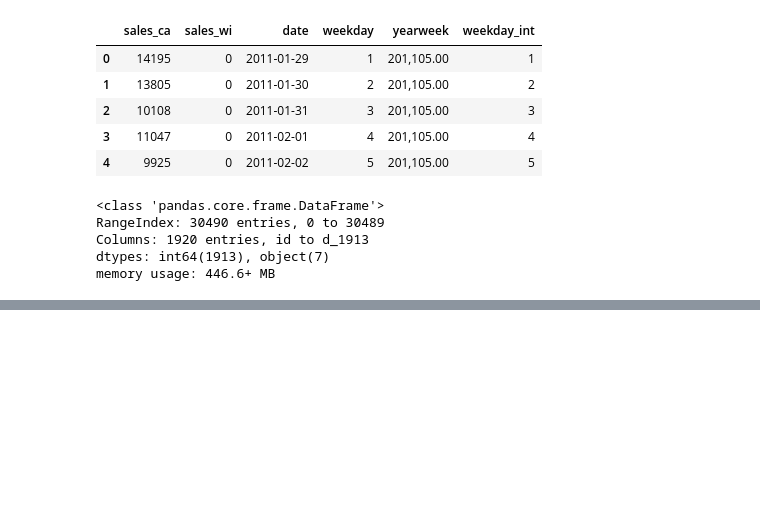
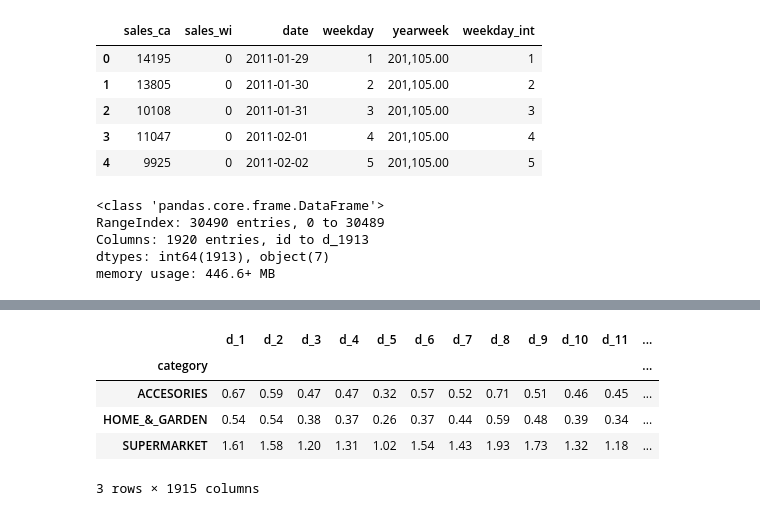
Before and after one commit to pepitogrillo7/TFM-DS-MARKET-GRUPO-4-NUCLIO, a Jupyter notebook: NUCLIO TFM 1023/DSMarket/first_steps_dsmarket_Simeon.ipynb, the cells around one changed output, grey strips where cells are left out. Drawn from its saved outputs; the diff is of its cells as text; code cells hidden in the pictures; blank space fills up the shorter version.

```diff
--- a/NUCLIO TFM 1023/DSMarket/first_steps_dsmarket_Simeon.ipynb
+++ b/NUCLIO TFM 1023/DSMarket/first_steps_dsmarket_Simeon.ipynb
@@ -572,0 +474,18 @@ memory usage: 446.6+ MB
+# %%
+# Creamos una variable temporal en donde solamente dejamos los valores numéricos, para después agrupar en esa variable por la columna de categoria.
+# Selecciona solo columnas numéricas para la operación de agregación
+numeric_columns = pd2_sales.select_dtypes(include=['int64', 'float64']).columns
+
+# Ahora puedes agrupar por 'category' (o cualquier otra columna no numérica) y calcular la media solo de las columnas numéricas
+grouped_sales = pd2_sales.groupby('category')[numeric_columns].mean()
+
+sum_sales = pd2_sales.groupby('category')[numeric_columns].sum()
+# %%
+grouped_sales.head()
+# %% [output]
+|  | d_1 | d_2 | d_3 | d_4 | d_5 | d_6 | d_7 | d_8 | d_9 | d_10 | d_11 | ... |
+| category |  |  |  |  |  |  |  |  |  |  |  | ... |
+| ACCESORIES | 0.67 | 0.59 | 0.47 | 0.47 | 0.32 | 0.57 | 0.52 | 0.71 | 0.51 | 0.46 | 0.45 | ... |
+| HOME_&_GARDEN | 0.54 | 0.54 | 0.38 | 0.37 | 0.26 | 0.37 | 0.44 | 0.59 | 0.48 | 0.39 | 0.34 | ... |
+| SUPERMARKET | 1.61 | 1.58 | 1.20 | 1.31 | 1.02 | 1.54 | 1.43 | 1.93 | 1.73 | 1.32 | 1.18 | ... |
+3 rows × 1915 columns
```
Also changed, not shown: parts of 40 cells of this notebook.
